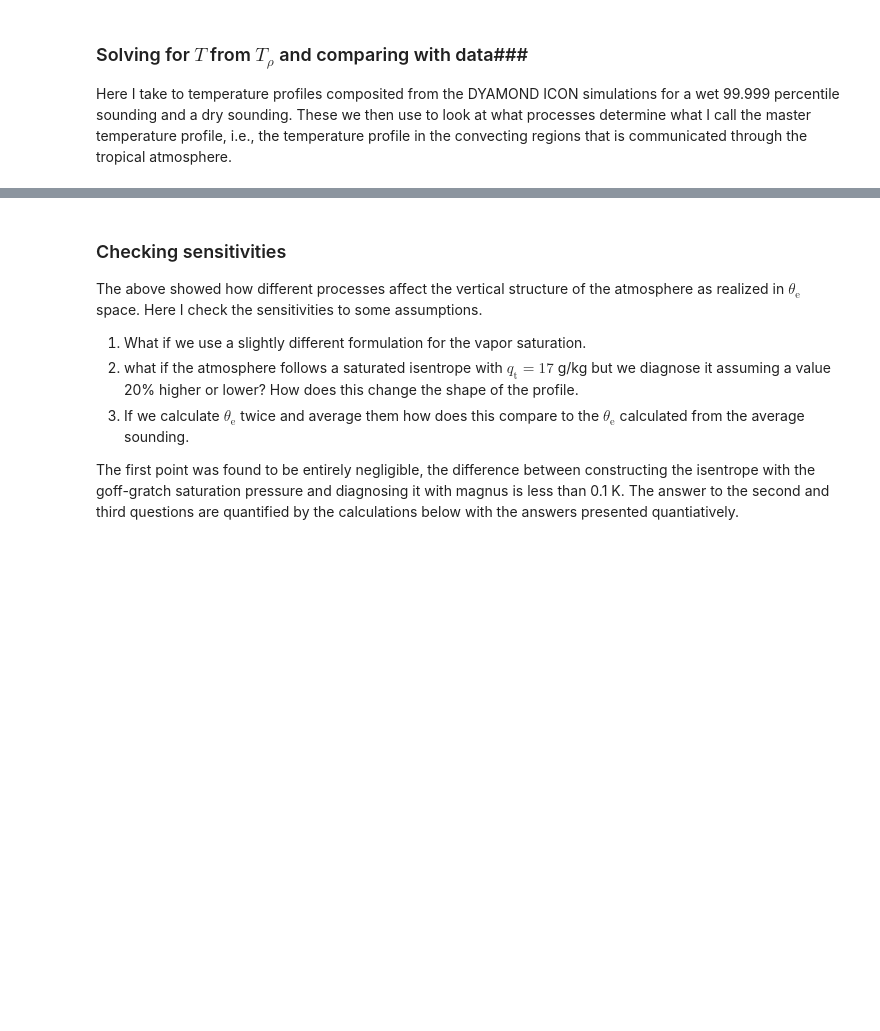
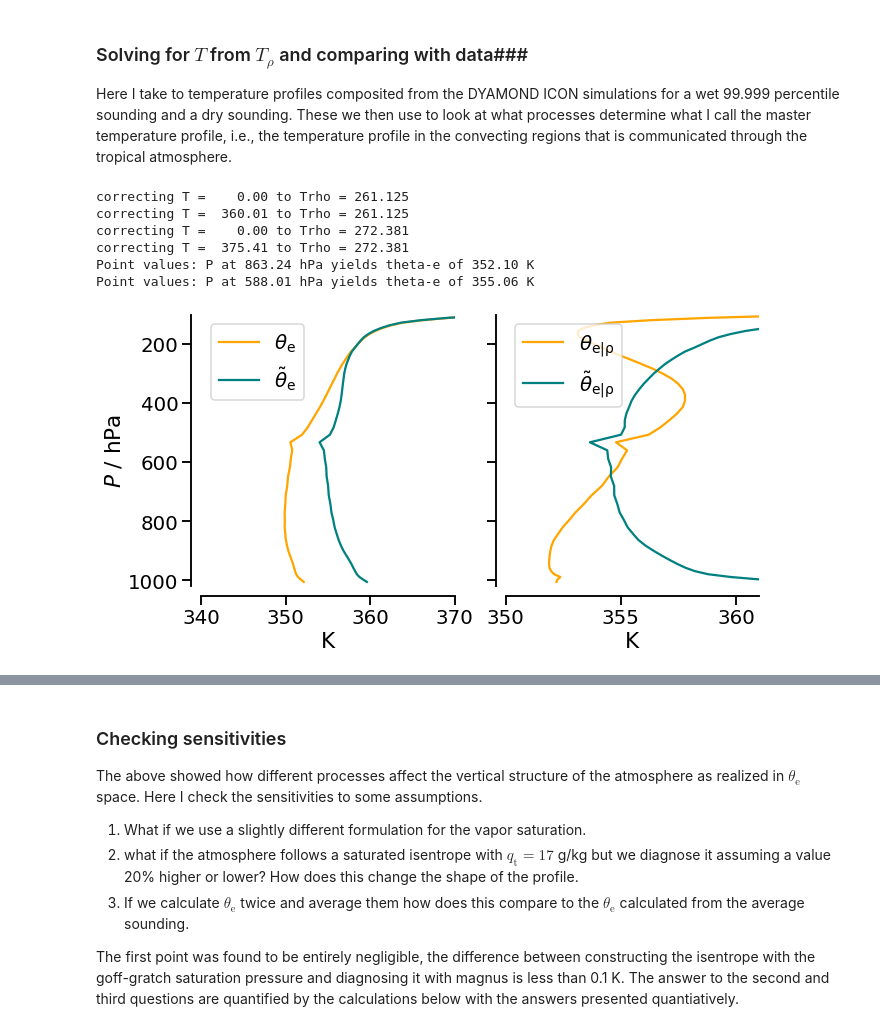
Before and after one commit to bjorn-stevens/Thermodynamics, a Jupyter notebook: moist-thermodynamics.ipynb, the cells around one changed output, grey strips where cells are left out. Drawn from its saved outputs; the diff is of its cells as text; code cells hidden in the pictures; blank space fills up the shorter version.

```diff
--- a/moist-thermodynamics.ipynb
+++ b/moist-thermodynamics.ipynb
@@ -544,7 +476,7 @@ def delta_Tv(TK,Trho,P,qt,loading=True):
 #   specified qt and a given virtual temperture.  Here qs<qt is enforced so that setting qt=0
 #   gets rid of the water loading effects.
 #   """
-    ps = mt.es(TK,state='mxd')
+    ps = mt.es(TK,es_formula='analytic-mxd')
     if (loading):
         qs = (ps/(P-ps)) * mt.Rd/mt.Rv * (1-qt)
         qv = np.minimum.reduce([qt,qs])
@@ -558,7 +490,7 @@ def delta_Tv(TK,Trho,P,qt,loading=True):
 Tc    = np.zeros(len(Pdat))
 Tc_nl = np.zeros(len(Pdat))
 
-Qs   = np.maximum((1/(Pdat/mt.es(Tdat,state='mxd')-1)) * mt.Rd/mt.Rv * (1-qt),1.e-10)  #Psat may be greater than Pdat in upper trop.
+Qs   = np.maximum((1/(Pdat/mt.es(Tdat,es_formula='analytic-mxd')-1)) * mt.Rd/mt.Rv * (1-qt),1.e-10)  #Psat may be greater than Pdat in upper trop.
 
 for i,x in enumerate(Pdat):
     Tc[i]    = optimize.minimize(delta_Tv, Trho[i], args=(Trho[i],x,qt)).x
@@ -571,11 +503,11 @@ for i,x in enumerate(Pdat):
         print('correcting T = %7.2f to Trho = %7.3f' % (Tc_nl[i],Trho[i],))
         Tc_nl[i]=Trho[i]
 
-Qcs      = np.maximum((1/(Pdat/mt.es(Tc,state='mxd')-1))    * mt.Rd/mt.Rv * (1-qt),1.e-10)  #Psat may be greater than Pdat in upper trop.
-Qcs_nl   = np.maximum((1/(Pdat/mt.es(Tc_nl,state='mxd')-1)) * mt.Rd/mt.Rv * (1-qt),1.e-10)  #Psat may be greater than Pdat in upper trop.
+Qcs      = np.maximum((1/(Pdat/mt.es(Tc,es_formula='analytic-mxd')-1))    * mt.Rd/mt.Rv * (1-qt),1.e-10)  #Psat may be greater than Pdat in upper trop.
+Qcs_nl   = np.maximum((1/(Pdat/mt.es(Tc_nl,es_formula='analytic-mxd')-1)) * mt.Rd/mt.Rv * (1-qt),1.e-10)  #Psat may be greater than Pdat in upper trop.
 
 for ipt in [11,21]:
-    print ('Point values: P at %3.2f hPa yields theta-e of %3.2f K'%(Pdat[ipt]/100.,mt.get_theta_e(Tc[ipt],Pdat[ipt],qt,formula='isentrope')))
+    print ('Point values: P at %3.2f hPa yields theta-e of %3.2f K'%(Pdat[ipt]/100.,mt.get_theta_e(Tc[ipt],Pdat[ipt],qt)))
 # --------
 fig = plt.figure(figsize=(10,5))
 
@@ -583,38 +515,46 @@ ax1 = plt.subplot(1,2,1)
 ax1.set_xlabel('K')
 ax1.set_ylabel('$P$ / hPa')
 ax1.set_ylim(1020,100)
 ax1.set_xlim(340,370)
 
 for i,x in enumerate(Pdat):
-    xfld[i,0] = mt.get_theta_e(Tdat[i],Pdat[i],Qdat[i],formula='isentrope')
-    xfld[i,1] = mt.get_theta_e(Tdat[i],Pdat[i],Qdat[i],formula='bolton'   )
+    xfld[i,0] = mt.get_theta_e(Tdat[i],Pdat[i],Qdat[i])
+    xfld[i,1] = mt.get_pseudo_theta_e(Tdat[i],Pdat[i],Qdat[i])
 
 
 plt.plot(xfld[:,0],Pdat/100.,c='orange',label='$\\theta_\mathrm{e}$')
 plt.plot(xfld[:,1],Pdat/100.,c='teal',label='$\\tilde{\\theta}_\mathrm{e}$')
 
 plt.legend(loc="upper left")
 
 ax2 = plt.subplot(1,2,2)
 ax2.set_xlabel('K')
 ax2.set_yticklabels([])
 ax2.set_ylim(1020,100)
 ax2.set_xlim(350,361)
 
 for i,x in enumerate(Pdat):
-    xfld[i,0] = mt.get_theta_e(Tc[i],Pdat[i],qt,formula='isentrope')
-    xfld[i,1] = mt.get_theta_e(Tc_nl[i],Pdat[i],Qcs_nl[i],formula='bolton')
+    xfld[i,0] = mt.get_theta_e(Tc[i],Pdat[i],qt)
+    xfld[i,1] = mt.get_pseudo_theta_e(Tc_nl[i],Pdat[i],Qcs_nl[i])
 
 plt.plot(xfld[:,0],Pdat/100.,c='orange',label='$\\theta_\mathrm{e|\\rho}$')
 plt.plot(xfld[:,1],Pdat/100.,c='teal',label='$\\tilde{\\theta}_\mathrm{e|\\rho}$')
 #plt.plot(xfld[:,3],Pdat/100.,c='teal',ls='dotted',label='$\\tilde{\\theta}_\mathrm{e}$')
 ax2.axvline(340,c='lightgrey',ls='dotted')
 
 plt.legend(loc="upper left")
 
 sns.set_context("talk", font_scale=1.2)
 sns.despine(offset=10)
-fig.savefig('jiawei-profiles-'+sounding+'.pdf')
+fig.savefig(plot_dir+'jiawei-profiles-'+sounding+'.pdf')
+# %% [output]
+correcting T =    0.00 to Trho = 261.125
+correcting T =  360.01 to Trho = 261.125
+correcting T =    0.00 to Trho = 272.381
+correcting T =  375.41 to Trho = 272.381
+Point values: P at 863.24 hPa yields theta-e of 352.10 K
+Point values: P at 588.01 hPa yields theta-e of 355.06 K
+[figure, added]
 # %%
 for ipt in [11,21]:
     print ('Point values: P at %3.2f hPa yields estimate of delta T of %3.2f K'%(Pdat[ipt]/100.,Tdat[ipt]*(qt-Qdat[ipt])/(1+Qdat[ipt]/mt.eps1 - qt)))
```
Also changed, not shown: parts of 21 cells of this notebook, 15 other files.
